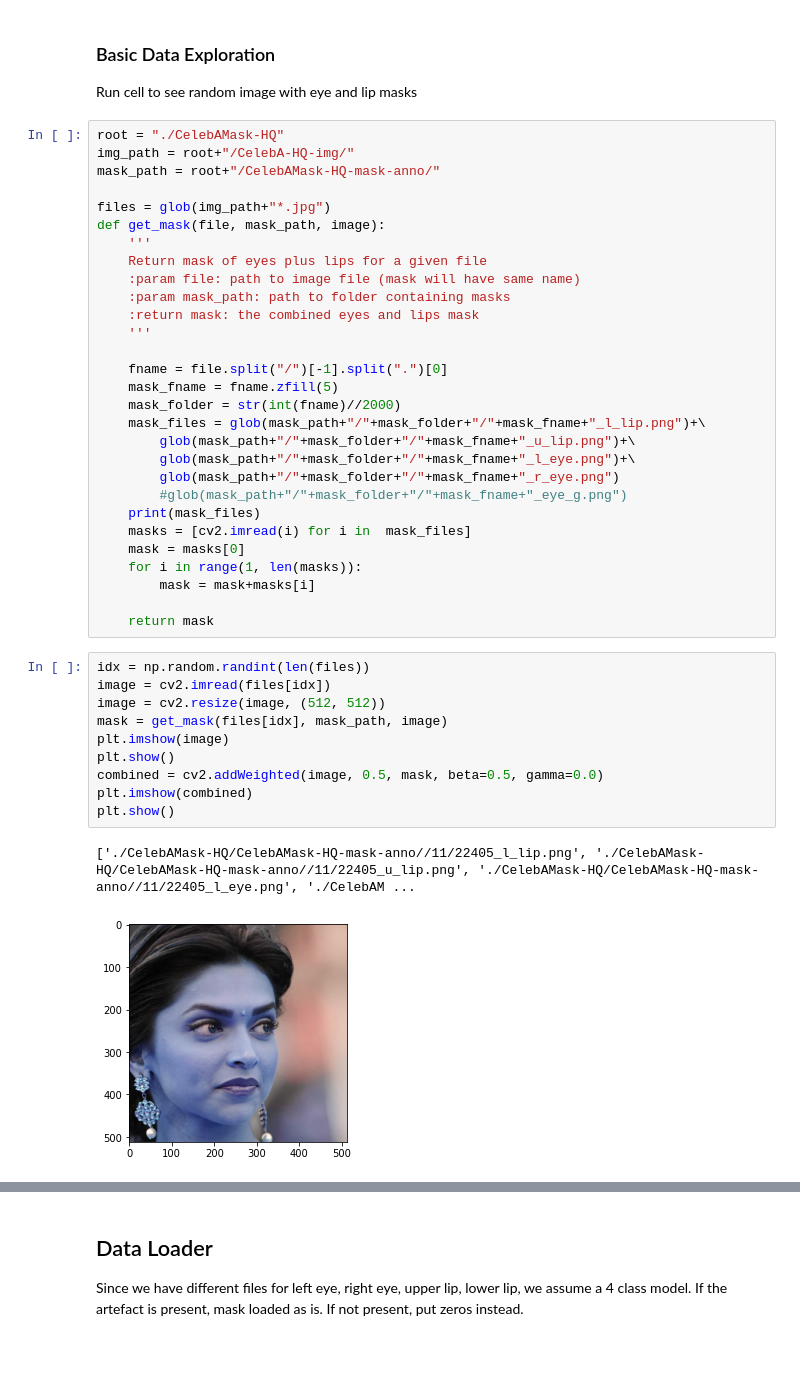
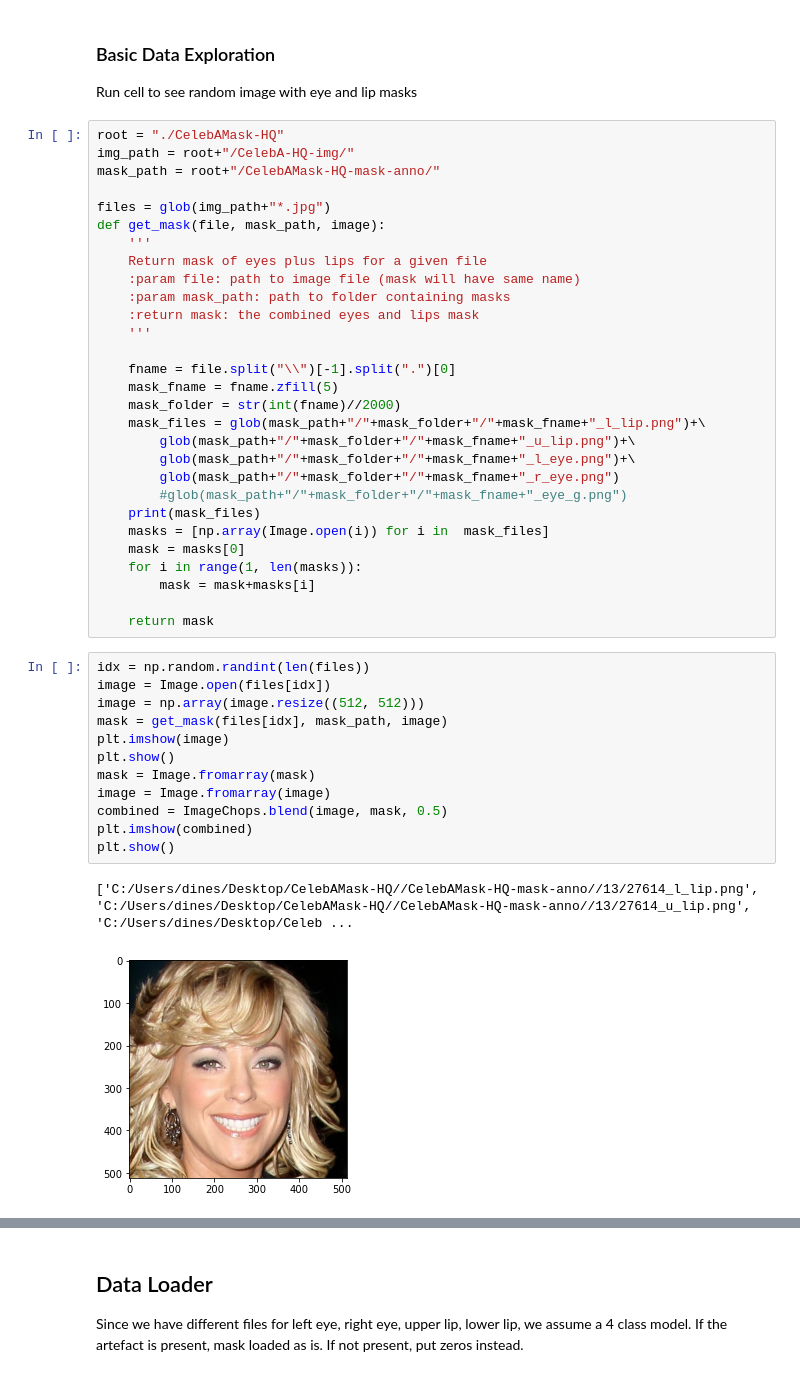
Before and after one commit to DSSR2/Face-Segmentation, a Jupyter notebook: Face Segmentation.ipynb, the cells around one changed output, grey strips where cells are left out. Cells and saved outputs as stored; diff of their text form.

```diff
--- a/Face Segmentation.ipynb
+++ b/Face Segmentation.ipynb
@@ -46,7 +46,7 @@ def get_mask(file, mask_path, image):
     :return mask: the combined eyes and lips mask
     '''
 
-    fname = file.split("/")[-1].split(".")[0]
+    fname = file.split("\\")[-1].split(".")[0]
     mask_fname = fname.zfill(5)
     mask_folder = str(int(fname)//2000)
     mask_files = glob(mask_path+"/"+mask_folder+"/"+mask_fname+"_l_lip.png")+\
@@ -55,7 +55,7 @@ def get_mask(file, mask_path, image):
         glob(mask_path+"/"+mask_folder+"/"+mask_fname+"_r_eye.png")
         #glob(mask_path+"/"+mask_folder+"/"+mask_fname+"_eye_g.png")
     print(mask_files)
-    masks = [cv2.imread(i) for i in  mask_files]
+    masks = [np.array(Image.open(i)) for i in  mask_files]
     mask = masks[0]
     for i in range(1, len(masks)):
         mask = mask+masks[i]
@@ -63,14 +63,16 @@ def get_mask(file, mask_path, image):
     return mask
 # %%
 idx = np.random.randint(len(files))
-image = cv2.imread(files[idx])
-image = cv2.resize(image, (512, 512))
+image = Image.open(files[idx])
+image = np.array(image.resize((512, 512)))
 mask = get_mask(files[idx], mask_path, image)
 plt.imshow(image)
 plt.show()
-combined = cv2.addWeighted(image, 0.5, mask, beta=0.5, gamma=0.0)
+mask = Image.fromarray(mask)
+image = Image.fromarray(image)
+combined = ImageChops.blend(image, mask, 0.5)
 plt.imshow(combined)
 plt.show()
 # %% [output]
-['./CelebAMask-HQ/CelebAMask-HQ-mask-anno//11/22405_l_lip.png', './CelebAMask-HQ/CelebAMask-HQ-mask-anno//11/22405_u_lip.png', './CelebAMask-HQ/CelebAMask-HQ-mask-anno//11/22405_l_eye.png', './CelebAM ...
+['C:/Users/dines/Desktop/CelebAMask-HQ//CelebAMask-HQ-mask-anno//13/27614_l_lip.png', 'C:/Users/dines/Desktop/CelebAMask-HQ//CelebAMask-HQ-mask-anno//13/27614_u_lip.png', 'C:/Users/dines/Desktop/Celeb ...
-[figure, old version]
+[figure, new version]
```
Also changed, not shown: parts of 10 cells of this notebook, 1 other file.
